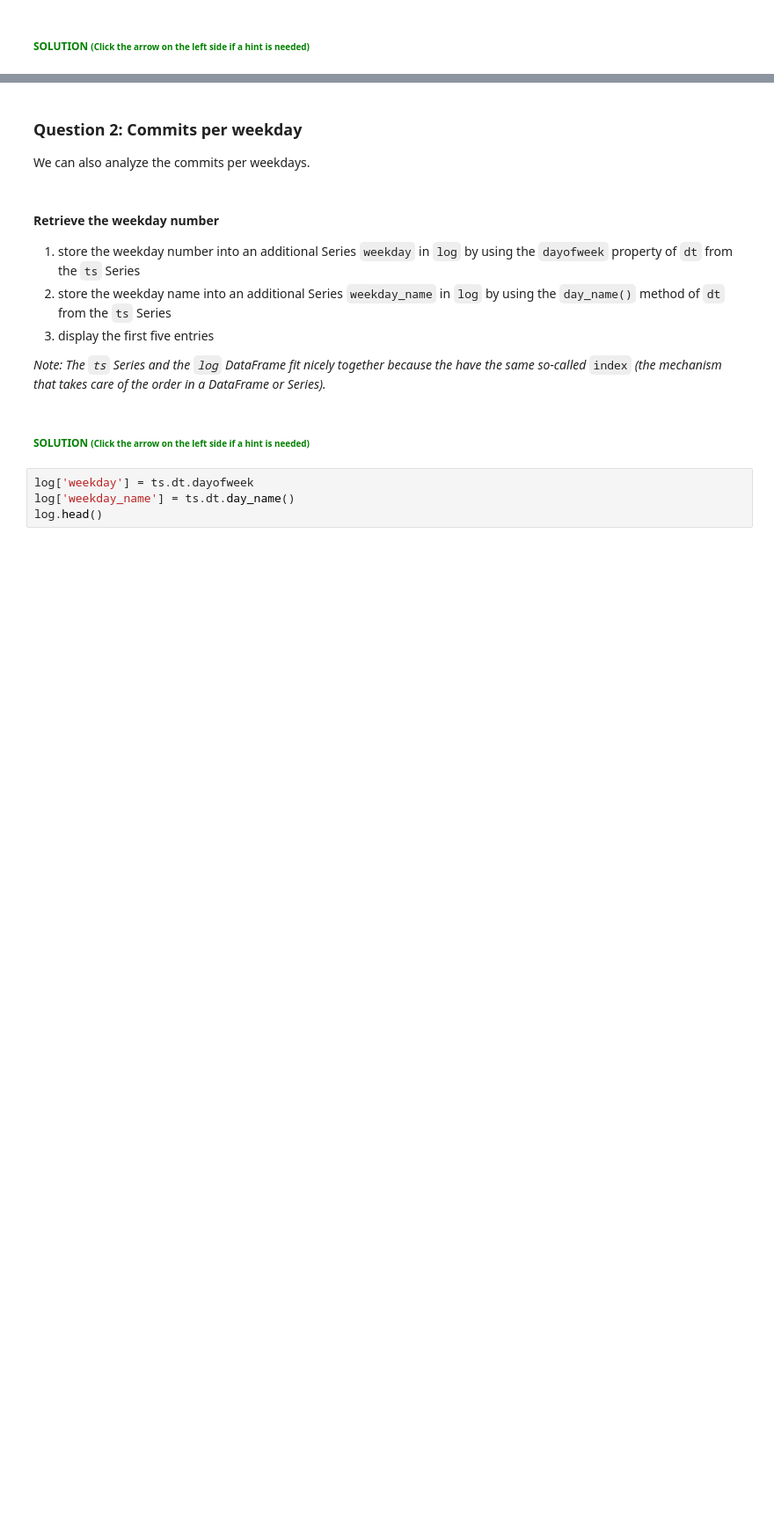
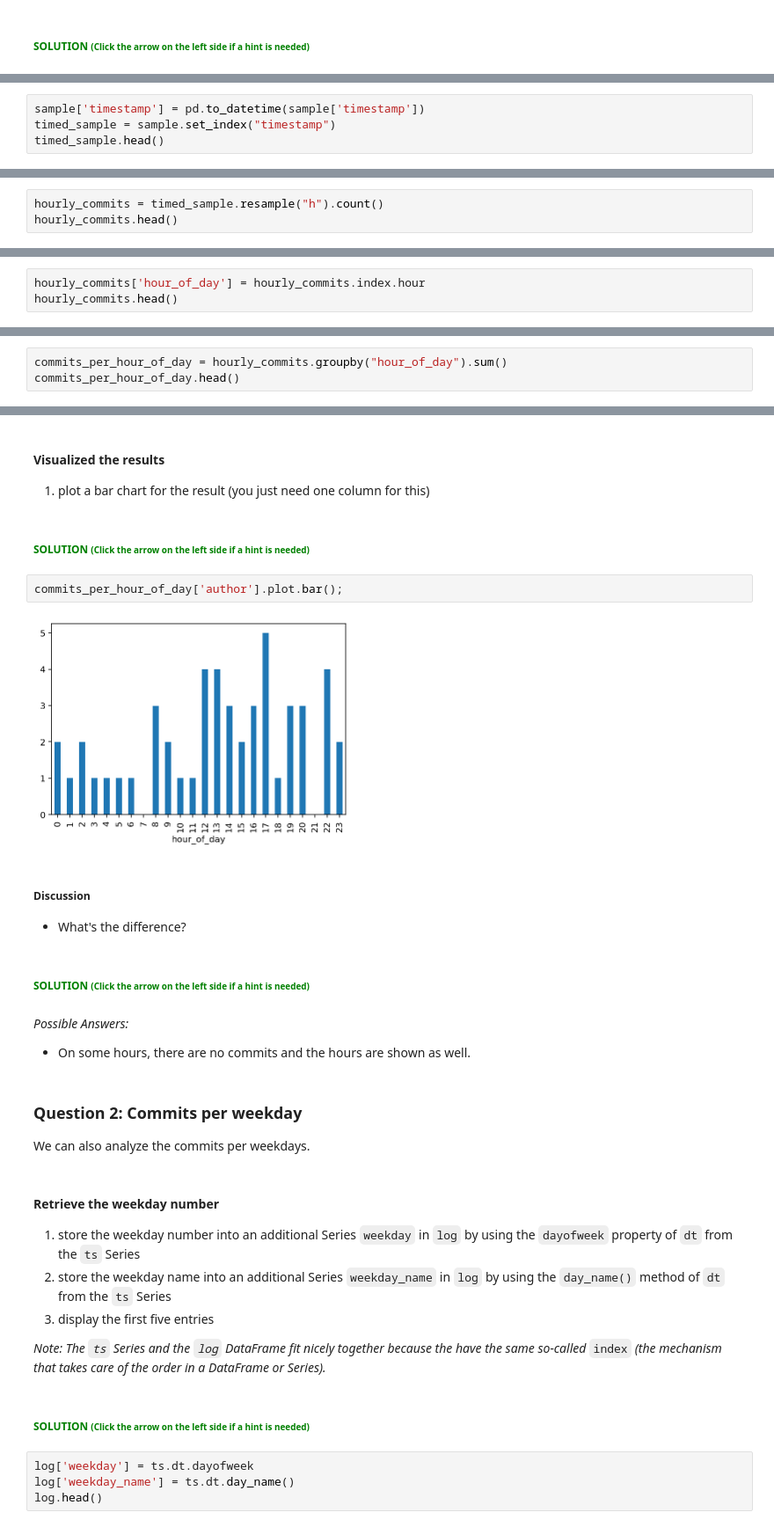
Before and after one commit to feststelltaste/software-analytics-workshop-guided, a Jupyter notebook: tutorial/20 Time Series and Grouping.ipynb, the cells around one changed output, grey strips where cells are left out. Shown: that part at 88% size. Drawn from its saved outputs; the diff is of its cells as text; blank space fills up the shorter version.

```diff
--- a/tutorial/20 Time Series and Grouping.ipynb
+++ b/tutorial/20 Time Series and Grouping.ipynb
@@ -187,0 +213,4 @@ ax.set_ylabel("Number of Commits");
+# %%
+sample['timestamp'] = pd.to_datetime(sample['timestamp'])
+timed_sample = sample.set_index("timestamp")
+timed_sample.head()
@@ -187,0 +230,3 @@ ax.set_ylabel("Number of Commits");
+# %%
+hourly_commits = timed_sample.resample("h").count()
+hourly_commits.head()
@@ -187,0 +246,3 @@ ax.set_ylabel("Number of Commits");
+# %%
+hourly_commits['hour_of_day'] = hourly_commits.index.hour
+hourly_commits.head()
@@ -187,0 +263,3 @@ ax.set_ylabel("Number of Commits");
+# %%
+commits_per_hour_of_day = hourly_commits.groupby("hour_of_day").sum()
+commits_per_hour_of_day.head()
@@ -188,3 +274,22 @@ ax.set_ylabel("Number of Commits");
+# %% [markdown]
+#### Visualized the results
+1. plot a bar chart for the result (you just need one column for this)
+# %% [markdown]
+###### <span style="color:green;">SOLUTION <small>(Click the arrow on the left side if a hint is needed)</small></span>
+# %%
+commits_per_hour_of_day['author'].plot.bar();
+# %% [output]
+[figure, added]
+# %% [markdown]
+##### Discussion
+
+* What's the difference?
+# %% [markdown]
+###### <span style="color:green;">SOLUTION <small>(Click the arrow on the left side if a hint is needed)</small></span>
+# %% [markdown]
+*Possible Answers:*
+
+* On some hours, there are no commits and the hours are shown as well.
 # %% [markdown]
 ### Question 2: Commits per weekday
 
```
Also changed, not shown: parts of 24 cells of this notebook.
